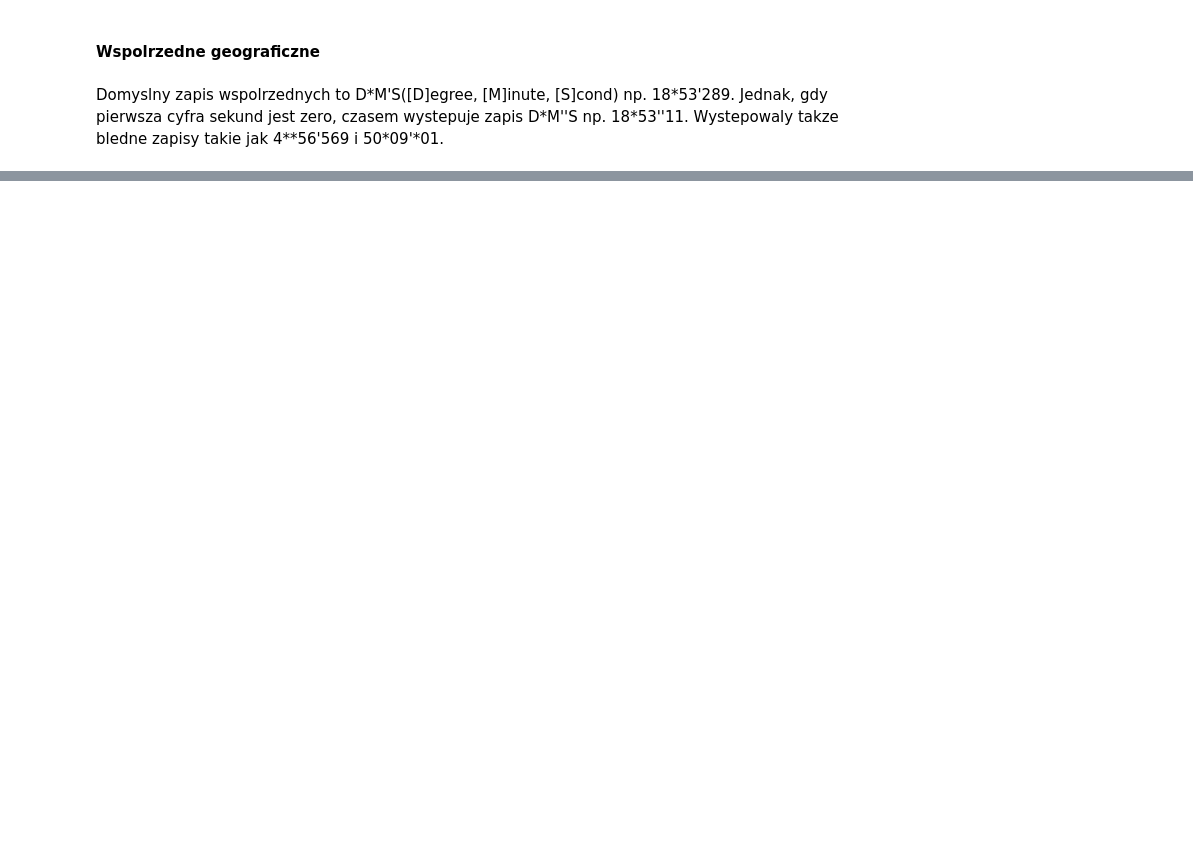
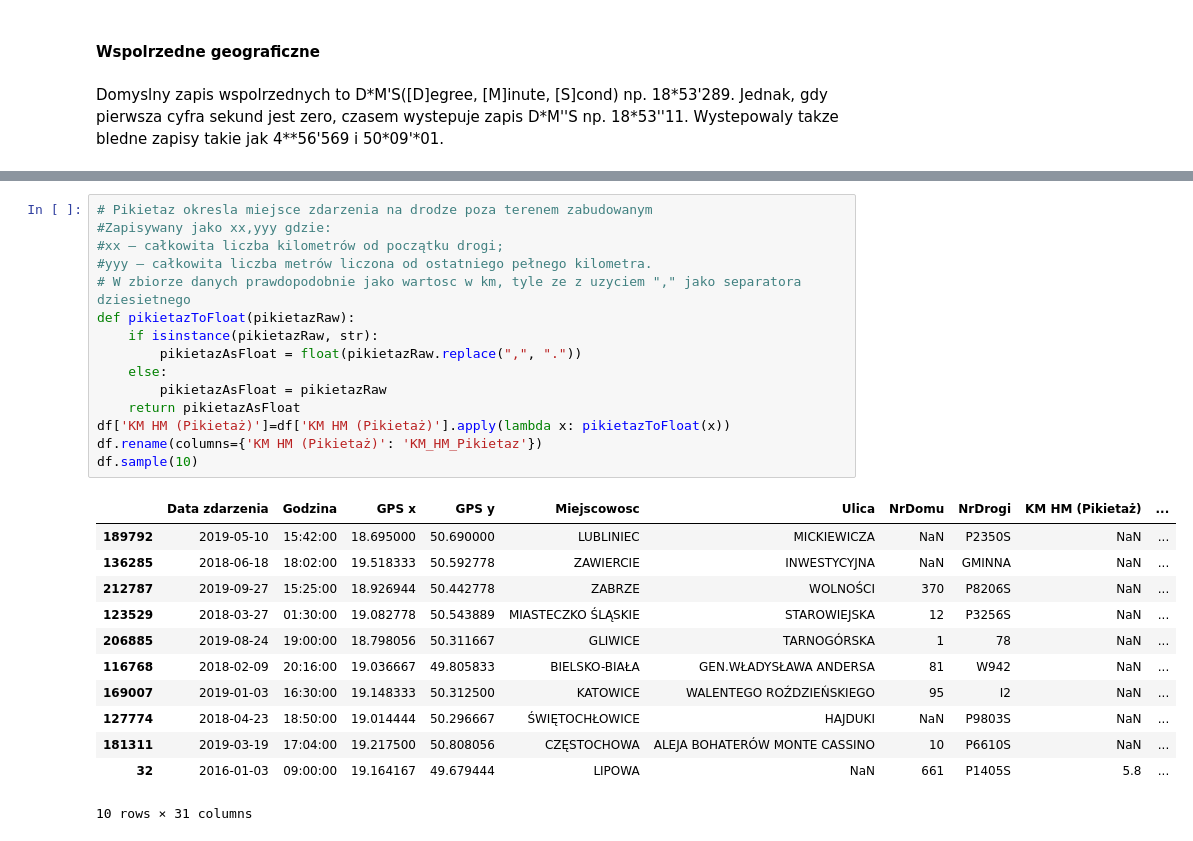
Before and after one commit to Aleksandra094/CarAccident, a Jupyter notebook: CarAccidents1.ipynb, the cells around one changed output, grey strips where cells are left out. Drawn from its saved outputs; the diff is of its cells as text; blank space fills up the shorter version.

```diff
--- a/CarAccidents1.ipynb
+++ b/CarAccidents1.ipynb
@@ -220,0 +239,28 @@ df.sample(10)
+# %%
+# Pikietaz okresla miejsce zdarzenia na drodze poza terenem zabudowanym
+#Zapisywany jako xx,yyy gdzie:
+#xx – całkowita liczba kilometrów od początku drogi;
+#yyy – całkowita liczba metrów liczona od ostatniego pełnego kilometra.
+# W zbiorze danych prawdopodobnie jako wartosc w km, tyle ze z uzyciem "," jako separatora dziesietnego
+def pikietazToFloat(pikietazRaw):
+    if isinstance(pikietazRaw, str):
+        pikietazAsFloat = float(pikietazRaw.replace(",", "."))
+    else:
+        pikietazAsFloat = pikietazRaw
+    return pikietazAsFloat
+df['KM HM (Pikietaż)']=df['KM HM (Pikietaż)'].apply(lambda x: pikietazToFloat(x))
+df.rename(columns={'KM HM (Pikietaż)': 'KM_HM_Pikietaz'})
+df.sample(10)
+# %% [output]
+|  | Data zdarzenia | Godzina | GPS x | GPS y | Miejscowosc | Ulica | NrDomu | NrDrogi | KM HM (Pikietaż) | ... |
+| 189792 | 2019-05-10 | 15:42:00 | 18.695000 | 50.690000 | LUBLINIEC | MICKIEWICZA | NaN | P2350S | NaN | ... |
+| 136285 | 2018-06-18 | 18:02:00 | 19.518333 | 50.592778 | ZAWIERCIE | INWESTYCYJNA | NaN | GMINNA | NaN | ... |
+| 212787 | 2019-09-27 | 15:25:00 | 18.926944 | 50.442778 | ZABRZE | WOLNOŚCI | 370 | P8206S | NaN | ... |
+| 123529 | 2018-03-27 | 01:30:00 | 19.082778 | 50.543889 | MIASTECZKO ŚLĄSKIE | STAROWIEJSKA | 12 | P3256S | NaN | ... |
+| 206885 | 2019-08-24 | 19:00:00 | 18.798056 | 50.311667 | GLIWICE | TARNOGÓRSKA | 1 | 78 | NaN | ... |
+| 116768 | 2018-02-09 | 20:16:00 | 19.036667 | 49.805833 | BIELSKO-BIAŁA | GEN.WŁADYSŁAWA ANDERSA | 81 | W942 | NaN | ... |
+| 169007 | 2019-01-03 | 16:30:00 | 19.148333 | 50.312500 | KATOWICE | WALENTEGO ROŹDZIEŃSKIEGO | 95 | I2 | NaN | ... |
+| 127774 | 2018-04-23 | 18:50:00 | 19.014444 | 50.296667 | ŚWIĘTOCHŁOWICE | HAJDUKI | NaN | P9803S | NaN | ... |
+| 181311 | 2019-03-19 | 17:04:00 | 19.217500 | 50.808056 | CZĘSTOCHOWA | ALEJA BOHATERÓW MONTE CASSINO | 10 | P6610S | NaN | ... |
+| 32 | 2016-01-03 | 09:00:00 | 19.164167 | 49.679444 | LIPOWA | NaN | 661 | P1405S | 5.8 | ... |
+10 rows × 31 columns
```
Also changed, not shown: parts of 9 cells of this notebook.
